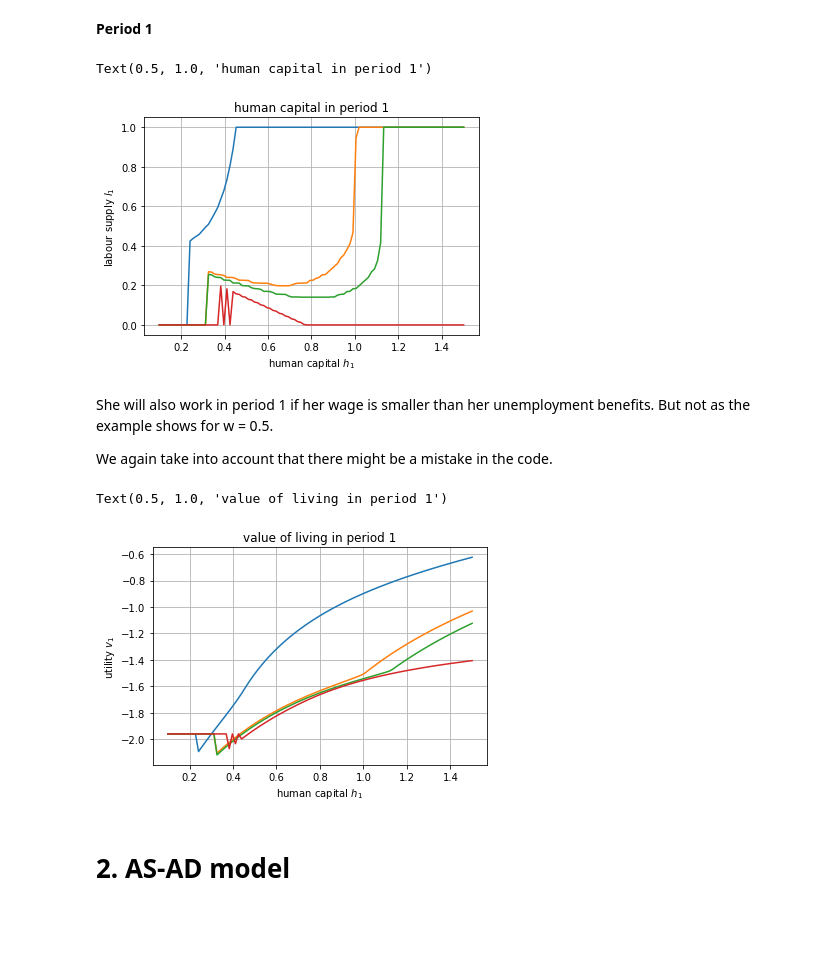
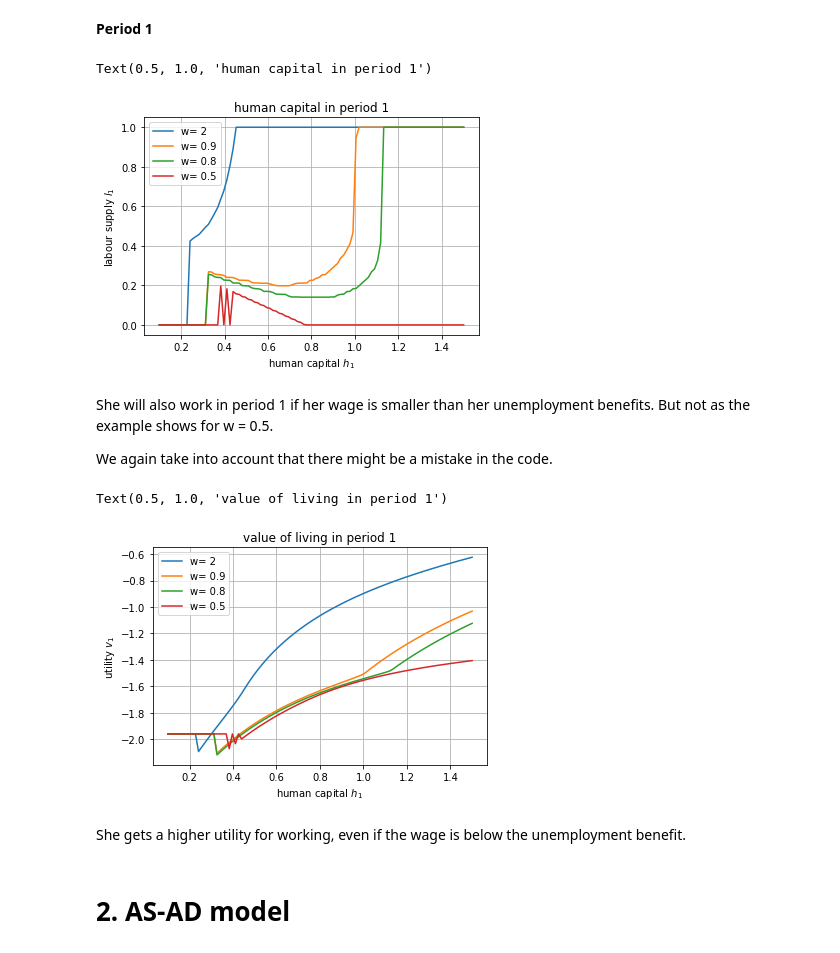
Before and after one commit to NumEconCopenhagen/projects-2019-tba, a Jupyter notebook: examproject/exam_2019.ipynb, the cells around one changed output. Cells and saved outputs as stored; diff of their text form; code cells hidden in the pictures; blank space fills up the shorter version.

```diff
--- a/examproject/exam_2019.ipynb
+++ b/examproject/exam_2019.ipynb
@@ -338,25 +338,26 @@ The utility of working still increases, but on higher levels of human capital. B
 # %%
 # solve
 h1_vec,v1_vec,l1_vec = solve_period_1(w,b,rho,beta,Delta,gamma,v2_interp)
 
 h1_vec1,v1_vec1,l1_vec1 = solve_period_1(0.9,b,rho,beta,Delta,gamma,v2_interp)
 h1_vec2,v1_vec2,l1_vec2 = solve_period_1(0.8,b,rho,beta,Delta,gamma,v2_interp)
 h1_vec3,v1_vec3,l1_vec3 = solve_period_1(0.5,b,rho,beta,Delta,gamma,v2_interp)
 
 # illustrat
 fig = plt.figure()
 ax = fig.add_subplot(1,1,1)
-ax.plot(h1_vec,l1_vec)
-ax.plot(h1_vec1,l1_vec1)
-ax.plot(h1_vec2,l1_vec2)
-ax.plot(h1_vec3,l1_vec3)
+ax.plot(h1_vec,l1_vec, label="w= 2")
+ax.plot(h1_vec1,l1_vec1, label="w= 0.9")
+ax.plot(h1_vec2,l1_vec2, label="w= 0.8")
+ax.plot(h1_vec3,l1_vec3, label="w= 0.5")
 ax.grid()
+ax.legend()
 ax.set_xlabel('human capital $h_1$')
 ax.set_ylabel('labour supply $l_1$')
 ax.set_title('human capital in period 1')
 # %% [output]
 Text(0.5, 1.0, 'human capital in period 1')
-[figure, old version]
+[figure, new version]
 # %% [markdown]
 She will also work in period 1 if her wage is smaller than her unemployment benefits. But not as the example shows for w = 0.5.
 
@@ -364,17 +365,20 @@ We again take into account that there might be a mistake in the code.
 # %%
 fig = plt.figure()
 ax = fig.add_subplot(1,1,1)
-ax.plot(h1_vec,v1_vec)
-ax.plot(h1_vec1,v1_vec1)
-ax.plot(h1_vec2,v1_vec2)
-ax.plot(h1_vec3,v1_vec3)
+ax.plot(h1_vec,v1_vec, label="w= 2")
+ax.plot(h1_vec1,v1_vec1, label="w= 0.9")
+ax.plot(h1_vec2,v1_vec2, label="w= 0.8")
+ax.plot(h1_vec3,v1_vec3, label="w= 0.5")
 ax.grid()
+ax.legend()
 ax.set_xlabel('human capital $h_1$')
 ax.set_ylabel('utility $v_1$')
 ax.set_title('value of living in period 1')
 # %% [output]
 Text(0.5, 1.0, 'value of living in period 1')
-[figure, old version]
+[figure, new version]
+# %% [markdown]
+She gets a higher utility for working, even if the wage is below the unemployment benefit.
 # %% [markdown]
 # 2. AS-AD model
 # %% [markdown]
```
Also changed, not shown: parts of 2 cells of this notebook.
